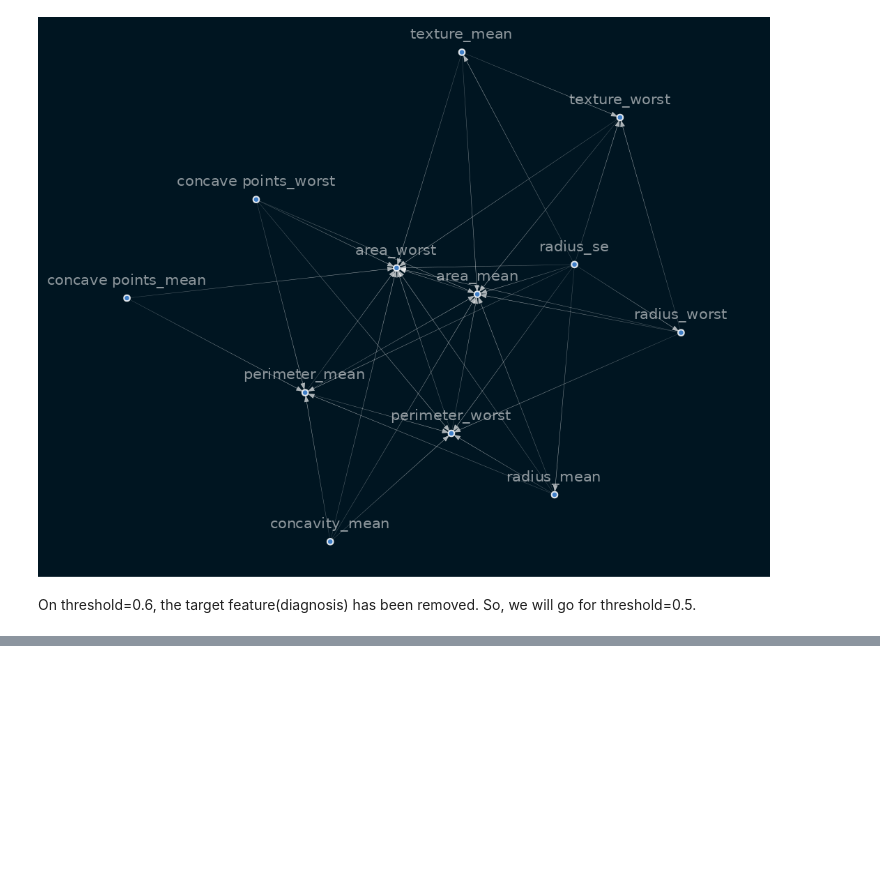
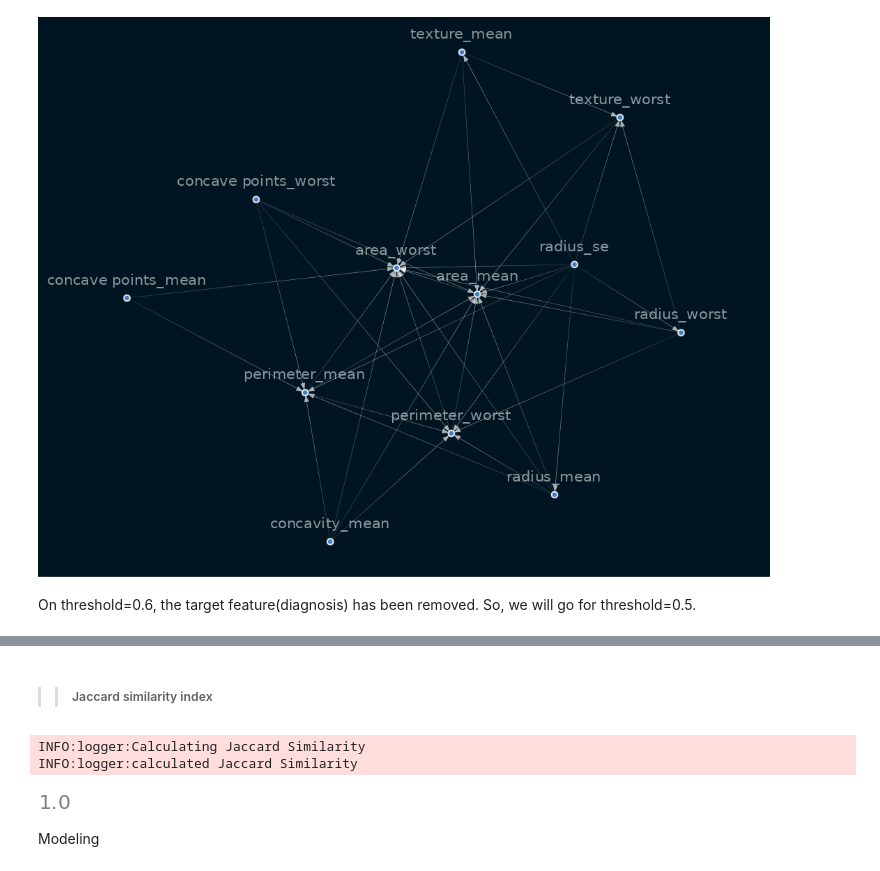
Before and after one commit to jedisam/Causal_inference, a Jupyter notebook: notebooks/causality.ipynb, the cells around one changed output, grey strips where cells are left out. Cells and saved outputs as stored; diff of their text form; code cells hidden in the pictures; blank space fills up the shorter version.

```diff
--- a/notebooks/causality.ipynb
+++ b/notebooks/causality.ipynb
@@ -146,7 +141,7 @@ def plot_structure_model(sm_var, threshold=0.5):
 Using 50% sample of data
 # %%
 sample_50 = sel_feat.sample(frac=0.5, random_state=42)
-sm = from_pandas(sample_50, tabu_parent_nodes=['diagnosis'])
+sm_50 = from_pandas(sample_50, tabu_parent_nodes=['diagnosis'])
 # %% [markdown]
 threshold = 0
 # %%
@@ -266,0 +212,10 @@ G
+# %% [markdown]
+>> ##### Jaccard similarity index
+# %%
+causal.jaccard_similarity(sm_50.nodes, sm.nodes)
+# %% [output]
+INFO:logger:Calculating Jaccard Similarity
+INFO:logger:calculated Jaccard Similarity
+[figure, added]
+# %% [markdown]
+Modeling
```
Also changed, not shown: parts of 47 cells of this notebook.
